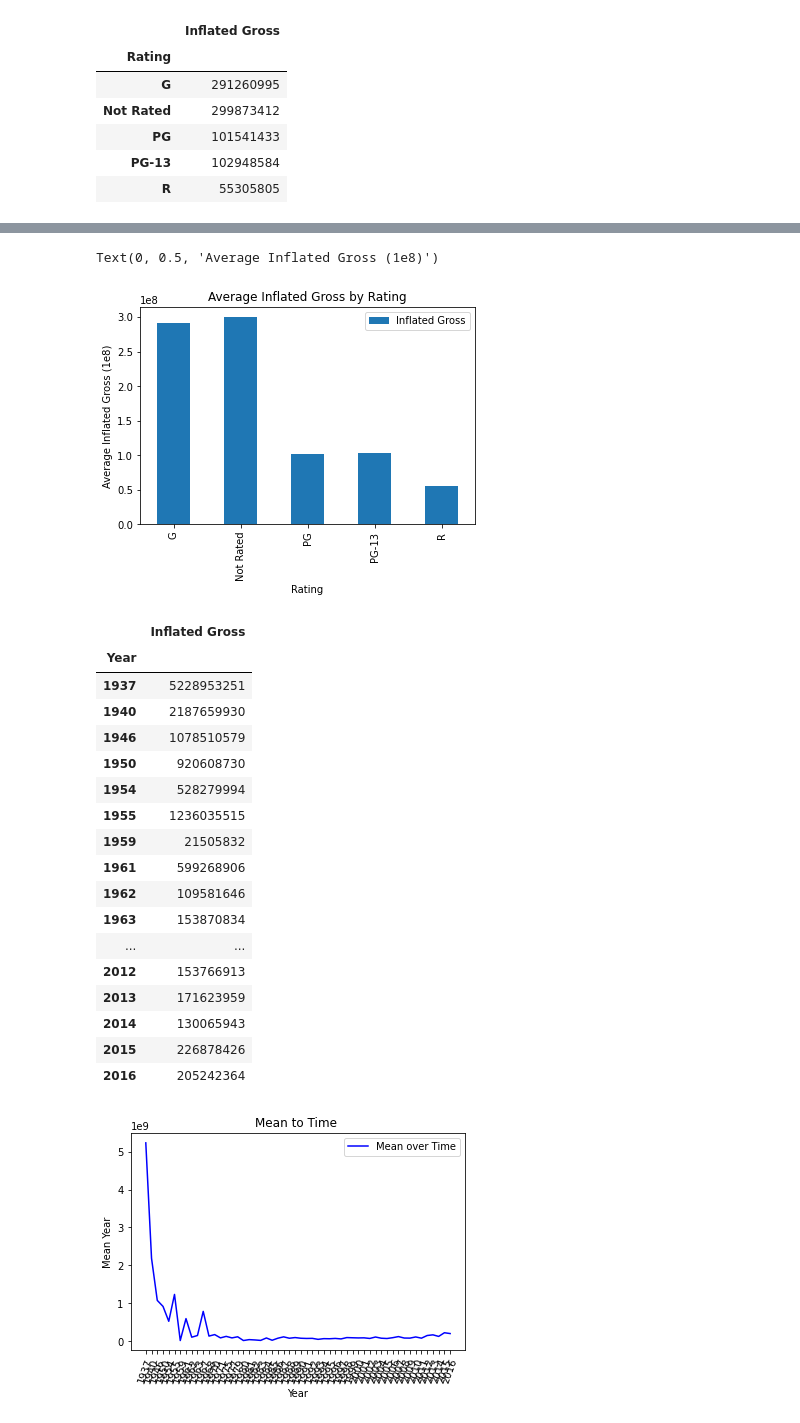
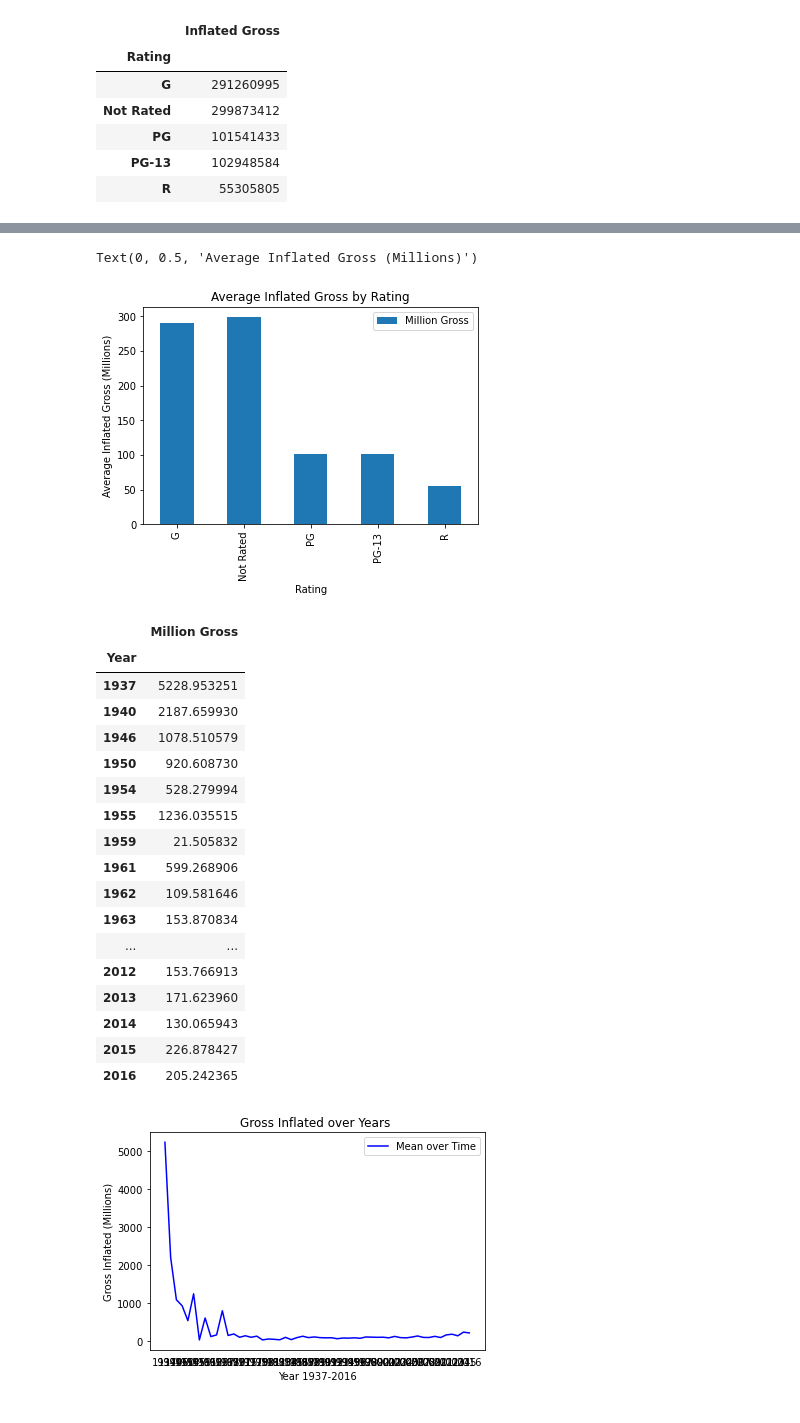
Before and after one commit to Gujaratigirl/butler-groupB-project1, a Jupyter notebook: Disney.ipynb, the cells around one changed output, grey strips where cells are left out. Saved outputs shown, nothing was run; the diff lists cells and outputs as text; code cells hidden in the pictures.

```diff
--- a/Disney.ipynb
+++ b/Disney.ipynb
@@ -48,6 +48,8 @@ array(['Musical', 'Adventure', 'Drama', 'Comedy', nan, 'Action', 'Horror',
 # %%
 disney_df['Year']= ""
 disney_df['Year'] = disney_df['Release Date'].astype(str).str[0:4]
+disney_df['Inflated Gross'] = disney_df['Inflated Gross'].astype('int64')
+disney_df['Million Gross'] = disney_df['Inflated Gross']/1000000
 disney_df
 #df['D'] = df['B'].astype(str).str[0]
 #disney_df['Year']= disney_df("Release Date"()[0:4])
@@ -164,56 +275,58 @@ avg_rating_clean
 avg_rating_clean.plot.bar()
 plt.title('Average Inflated Gross by Rating')
 plt.xlabel('Rating')
-plt.ylabel('Average Inflated Gross (1e8)')
+plt.ylabel('Average Inflated Gross (Millions)')
 # %% [output]
-Text(0, 0.5, 'Average Inflated Gross (1e8)')
+Text(0, 0.5, 'Average Inflated Gross (Millions)')
-[figure, old version]
+[figure, new version]
 # %%
 
 
-year_df = pd.DataFrame(disney_df.groupby('Year').mean()['Inflated Gross'])
+year_df = pd.DataFrame(disney_df.groupby('Year').mean()['Million Gross'])
 
-year_df['Inflated Gross'] = year_df['Inflated Gross'].astype('int64')
+#year_df['Inflated Gross'] = year_df['Inflated Gross'].astype('int64')
 
 #year_mean = round((year),1)
 year_df
 
-
-
 #avg_gross_per_genre = pd.DataFrame(disney_df.groupby('Genre').mean()['Inflated Gross'])
 #avg_gross_clean = round((avg_gross_per_genre),1)
 #avg_gross_clean
 # %% [output]
-|  | Inflated Gross |
+|  | Million Gross |
 | Year |  |
-| 1937 | 5228953251 |
-| 1940 | 2187659930 |
-| 1946 | 1078510579 |
-| 1950 | 920608730 |
-| 1954 | 528279994 |
-| 1955 | 1236035515 |
-| 1959 | 21505832 |
-| 1961 | 599268906 |
-| 1962 | 109581646 |
-| 1963 | 153870834 |
+| 1937 | 5228.953251 |
+| 1940 | 2187.659930 |
+| 1946 | 1078.510579 |
+| 1950 | 920.608730 |
+| 1954 | 528.279994 |
+| 1955 | 1236.035515 |
+| 1959 | 21.505832 |
+| 1961 | 599.268906 |
+| 1962 | 109.581646 |
+| 1963 | 153.870834 |
 | ... | ... |
-| 2012 | 153766913 |
-| 2013 | 171623959 |
-| 2014 | 130065943 |
-| 2015 | 226878426 |
-| 2016 | 205242364 |
+| 2012 | 153.766913 |
+| 2013 | 171.623960 |
+| 2014 | 130.065943 |
+| 2015 | 226.878427 |
+| 2016 | 205.242365 |
 # %%
 ## Maybe we can do this by decade as this is really hard to read###
 
 years = year_df.index
-gross_mean = year_df['Inflated Gross'].values
+gross_mean = year_df['Million Gross'].values
 
 year_line= plt.plot(years, gross_mean, color="blue",label="Mean over Time")
-plt.title("Mean to Time ")
-plt.xlabel("Year")
-plt.xticks(rotation=70)
-plt.ylabel("Mean Year")
+plt.tick_params(
+    axis='x',          # changes apply to the x-axis
+    bottom=False)      # ticks along the bottom edge are off
+
+plt.title("Gross Inflated over Years ")
+plt.xlabel("Year 1937-2016")
+#plt.xticks(rotation=70)
+plt.ylabel("Gross Inflated (Millions)")
 plt.legend()
 plt.show()
 # %% [output]
-[figure, old version]
+[figure, new version]
```
Also changed, not shown: parts of 9 cells of this notebook.
